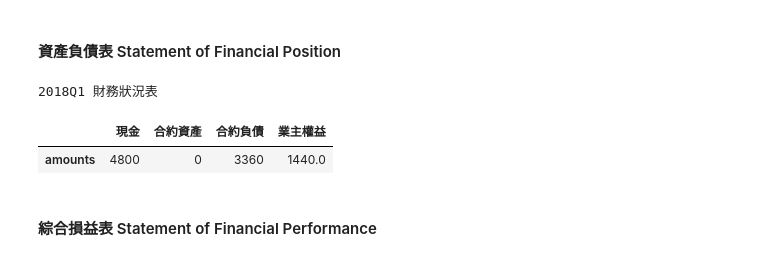
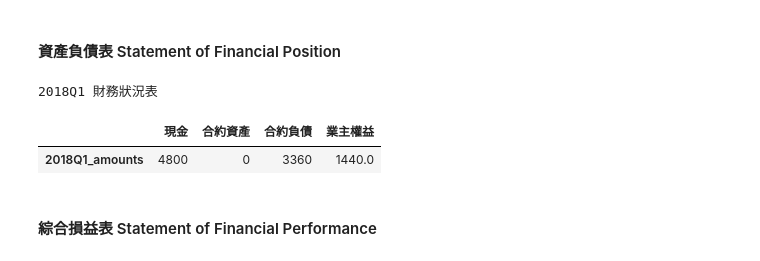
Before and after one commit to YenLinWu/IFRS-17-PAA-Implementation, a Jupyter notebook: PAA/PAA.ipynb, the cells around one changed output. Drawn from its saved outputs; the diff is of its cells as text; code cells hidden in the pictures.

```diff
--- a/PAA/PAA.ipynb
+++ b/PAA/PAA.ipynb
@@ -72,12 +102,7 @@ Policy_data
 # %%
-""" 輸入保費資料中記載日期的欄位名稱 """
-date_col = [ '保費收取日', '佣金支付日' ]
+for col_3 in date_col :
+    Premium_data_Q1[ col_3 ] = Premium_data_Q1[ col_3 ].apply( lambda x : datetime.strptime( x, '%Y-%m-%d' ).date( ) )
 
-""""""""""""""""""""""""""""""""""""""""""""""""""""""""""""""""""
-""""""""""""""""""""""""""""""""""""""""""""""""""""""""""""""""""
-for col in date_col :
-    Premium_data[ col ] = Premium_data[ col ].apply( lambda x : datetime.strptime( x, '%Y-%m-%d' ).date( ) )
-
-print( '當期保費資料 : ' )
-Premium_data
+print( 'Q1 保費資料 : ' )
+Premium_data_Q1
 # %% [output]
@@ -91,7 +116,9 @@ Premium_data
 # %% [markdown]
 ### 3. 合併當期「保單資料」及「保費資料」
 # %%
-Q1_data = pd.merge( Policy_data, Premium_data, on = [ '保批單號碼' ], how = 'outer' )
+Q1_data = pd.merge( Policy_data_Q1, Premium_data_Q1, on = [ '保批單號碼' ], how = 'outer' )
+Q1 = copy.deepcopy( Q1_data )
+
 Q1_data
 # %% [output]
 |  | 保批單號碼 | Group | 簽單日 | 保費到期日 | 保險起日 | 保險迄日 | 簽單保費 | 佣金率 | 保費收取日 | 保費收取金額 | 佣金支付日 | ... |
@@ -263,8 +283,8 @@ Q1_data
 - 綜合損益表 Statement of Financial Performance
 # %%
 select_col = [ '保批單號碼', '保費收取金額', '佣金支付金額', '期末LRC', '當期認列之合約收入', '取得成本攤銷' ]
-statement_data = Q1_data[ select_col ]
-statement_data
+Q1_statement_data = Q1_data[ select_col ]
+Q1_statement_data
 # %% [output]
 |  | 保批單號碼 | 保費收取金額 | 佣金支付金額 | 期末LRC | 當期認列之合約收入 | 取得成本攤銷 |
 | 0 | A0001 | 1200.0 | 240.0 | 720.0 | 300.0 | 60.0 |
@@ -279,32 +299,32 @@ statement_data
 # %% [markdown]
 #### 資產負債表 Statement of Financial Position
 # %%
-Position_table = pd.DataFrame( columns = [ '現金', '合約資產', '合約負債' ], index = [ 'amounts' ]  )
+Position_table = pd.DataFrame( columns = [ '現金', '合約資產', '合約負債' ], index = [ '2018Q1_amounts' ]  )
 
 # 當期現金 = 前期現金 + 當期已收保費 - 當期已付佣金
-Position_table.loc[ 'amounts', '現金']  = statement_data[ '保費收取金額' ].sum( ) - statement_data[ '佣金支付金額' ].sum( )
+Position_table.loc[ '2018Q1_amounts', '現金']  = Q1_statement_data[ '保費收取金額' ].sum( ) - Q1_statement_data[ '佣金支付金額' ].sum( )
 
 # 合約資產、合約負債
-LRC = statement_data[ '期末LRC' ].sum( )
+LRC = Q1_statement_data[ '期末LRC' ].sum( )
 if LRC > 0 :
-    Position_table.loc[ 'amounts', '合約負債' ] = LRC
-    Position_table.loc[ 'amounts', '合約資產' ] = 0
+    Position_table.loc[ '2018Q1_amounts', '合約負債' ] = LRC
+    Position_table.loc[ '2018Q1_amounts', '合約資產' ] = 0
 elif LRC < 0 :
-    Position_table.loc[ 'amounts', '合約資產' ] = LRC
-    Position_table.loc[ 'amounts', '合約負債' ] = 0
+    Position_table.loc[ '2018Q1_amounts', '合約資產' ] = LRC
+    Position_table.loc[ '2018Q1_amounts', '合約負債' ] = 0
 else :
-    Position_table.loc[ 'amounts', '合約資產' ] = 0
-    Position_table.loc[ 'amounts', '合約負債' ] = 0
+    Position_table.loc[ '2018Q1_amounts', '合約資產' ] = 0
+    Position_table.loc[ '2018Q1_amounts', '合約負債' ] = 0
 
 # 業主權益 = 前期現金 + 合約資產 - 合約負債
-Position_table[ '業主權益' ] = Position_table.apply( lambda X : X[ '現金' ] + X[ '合約資產' ] - X[ '合約負債' ], axis=1 )
+Position_table[ '業主權益' ] = Position_table.apply( lambda X : X[ '現金' ] + X[ '合約資產' ] - X[ '合約負債' ], axis = 1 )
 
 print( '2018Q1 財務狀況表' )
 Position_table
 # %% [output]
 2018Q1 財務狀況表
 |  | 現金 | 合約資產 | 合約負債 | 業主權益 |
-| amounts | 4800 | 0 | 3360 | 1440.0 |
+| 2018Q1_amounts | 4800 | 0 | 3360 | 1440.0 |
 # %% [markdown]
 #### 綜合損益表 Statement of Financial Performance
 # %%
```
Also changed, not shown: parts of 35 cells of this notebook.
